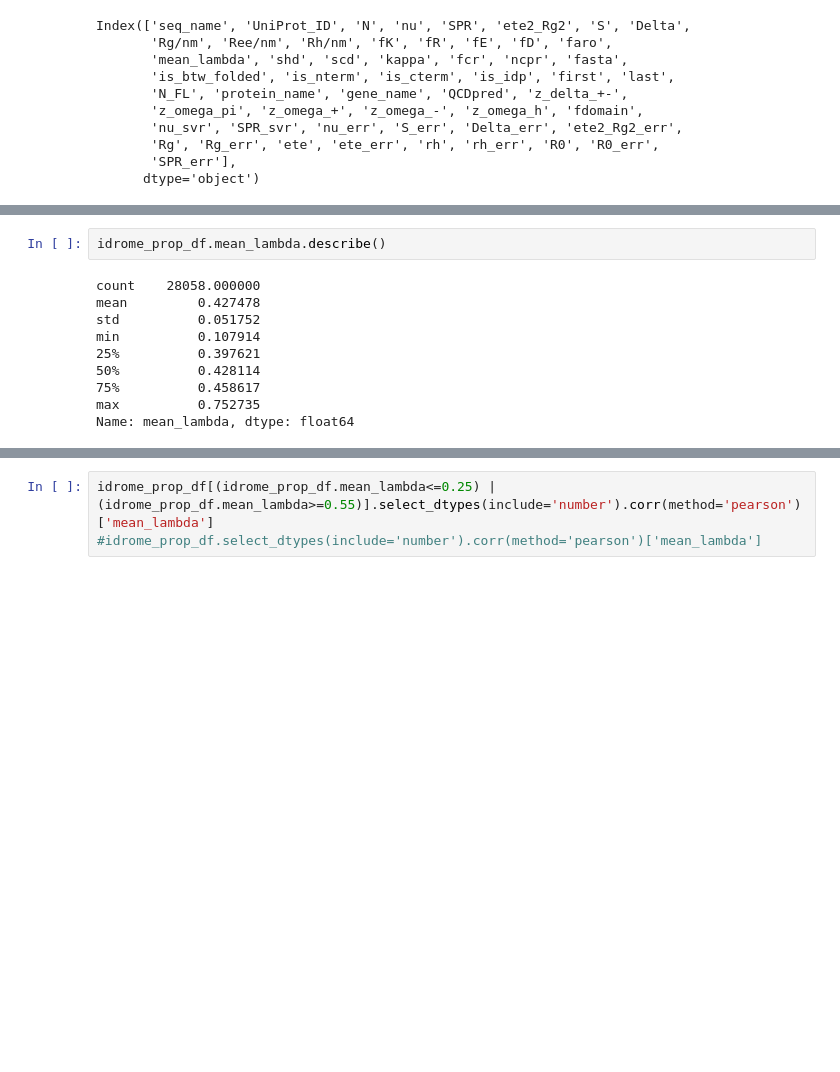
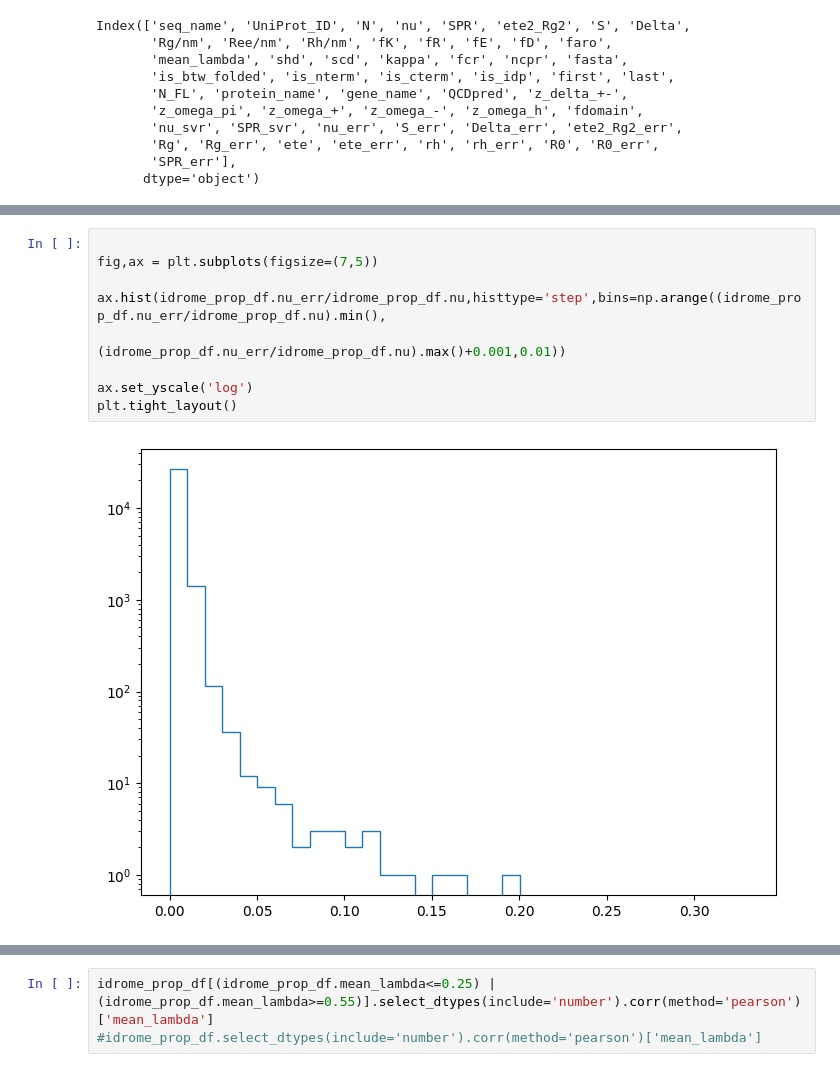
Before and after one commit to hshadman/larsen_paper_IDR_properties, a Jupyter notebook: IDROME-investigate_properties.ipynb, the cells around one changed output, grey strips where cells are left out. Saved outputs shown, nothing was run; the diff lists cells and outputs as text; blank space fills up the shorter version.

```diff
--- a/IDROME-investigate_properties.ipynb
+++ b/IDROME-investigate_properties.ipynb
@@ -555,12 +578,11 @@ Index(['seq_name', 'UniProt_ID', 'N', 'nu', 'SPR', 'ete2_Rg2', 'S', 'Delta',
 # %%
-idrome_prop_df.mean_lambda.describe()
+
+fig,ax = plt.subplots(figsize=(7,5))
+
+ax.hist(idrome_prop_df.nu_err/idrome_prop_df.nu,histtype='step',bins=np.arange((idrome_prop_df.nu_err/idrome_prop_df.nu).min(),
+                                                                               (idrome_prop_df.nu_err/idrome_prop_df.nu).max()+0.001,0.01))
+
+ax.set_yscale('log')
+plt.tight_layout()
 # %% [output]
-count    28058.000000
-mean         0.427478
-std          0.051752
-min          0.107914
-25%          0.397621
-50%          0.428114
-75%          0.458617
-max          0.752735
-Name: mean_lambda, dtype: float64
+[figure, added]
```
Also changed, not shown: parts of 3 cells of this notebook, 1 other file.
